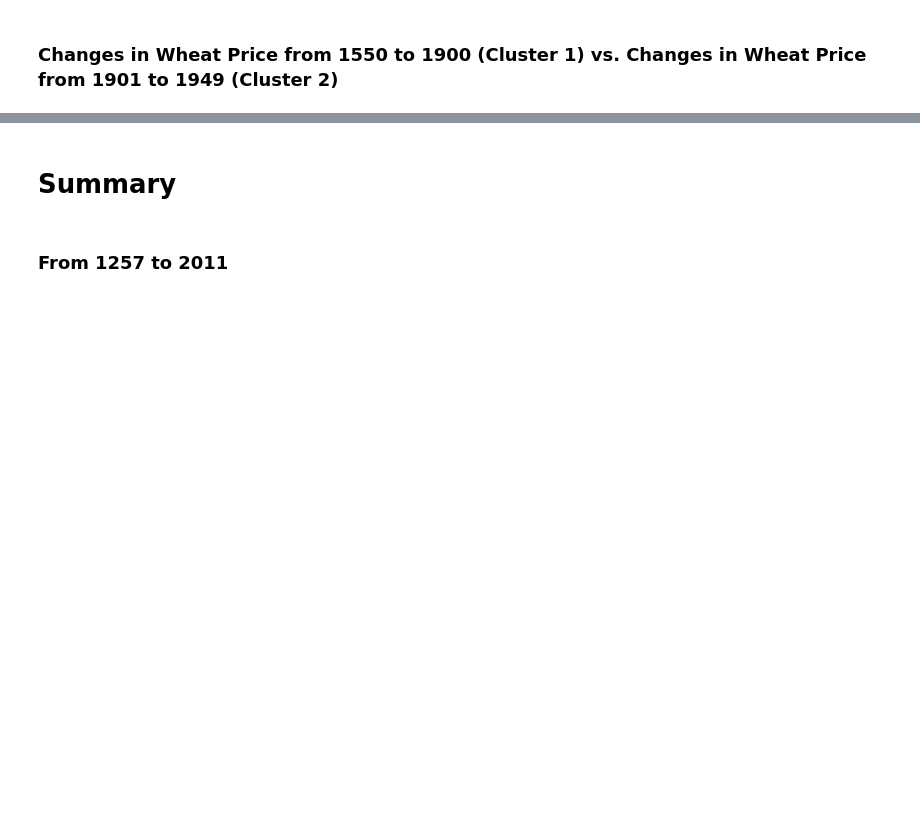
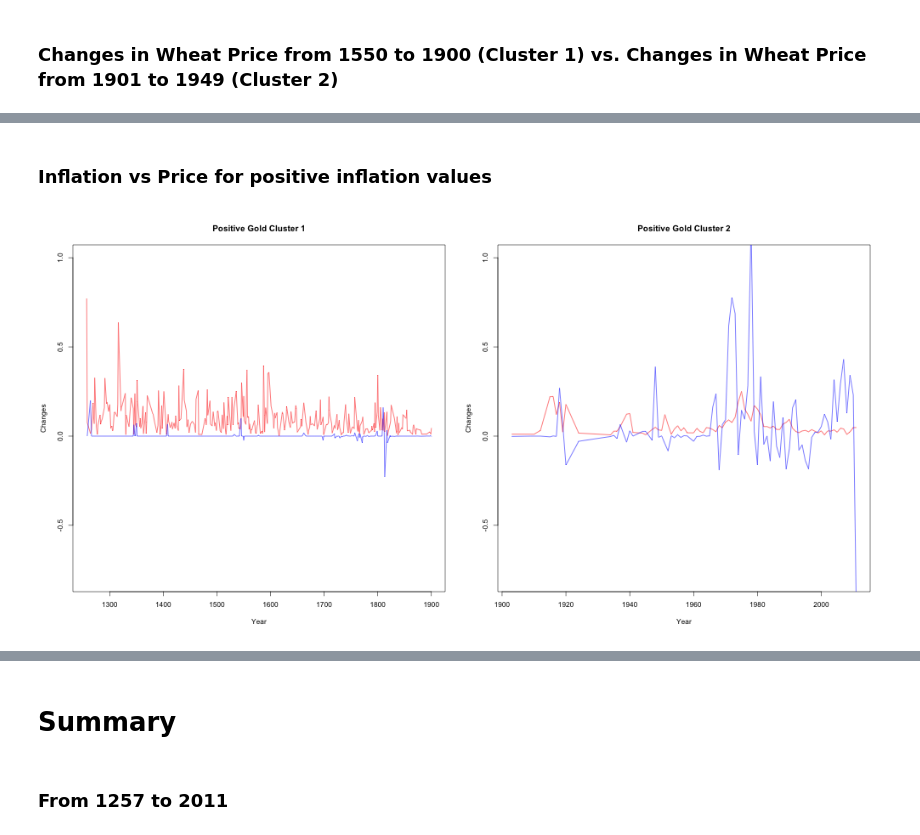
Before and after one commit to abadrenkov/data-analysis-template, a Jupyter notebook: notebooks/NB3_data_analysis.ipynb, the cells around one changed output, grey strips where cells are left out. Drawn from its saved outputs; the diff is of its cells as text; code cells hidden in the pictures; blank space fills up the shorter version.

```diff
--- a/notebooks/NB3_data_analysis.ipynb
+++ b/notebooks/NB3_data_analysis.ipynb
@@ -170,0 +177,17 @@ title("Wheat Cluster 2")
+# %% [markdown]
+### Inflation vs Price for positive inflation values
+# %%
+%%R -r 50 -w 1000 -h 500
+par(mfrow=c(1,2))
+
+plot(pos_G_cluster1$Date, pos_G_cluster1$Inflation, type="n", xlab="Year", ylab="Changes", ylim=c(-0.8,1))
+lines(pos_G_cluster1$Date, pos_G_cluster1$Inflation, col="red")
+lines(pos_G_cluster1$Date, pos_G_cluster1$Change, col="blue")
+title("Positive Gold Cluster 1")
+
+plot(pos_G_cluster2$Date,pos_G_cluster2$Inflation, type="n", xlab="Year", ylab="Changes", ylim=c(-0.8,1))
+lines(pos_G_cluster2$Date,pos_G_cluster2$Inflation, col="red")
+lines(pos_G_cluster2$Date,pos_G_cluster2$Change, col="blue")
+title("Positive Gold Cluster 2")
+# %% [output]
+[figure, added]
```
Also changed, not shown: parts of 12 cells of this notebook, 3 other files.
